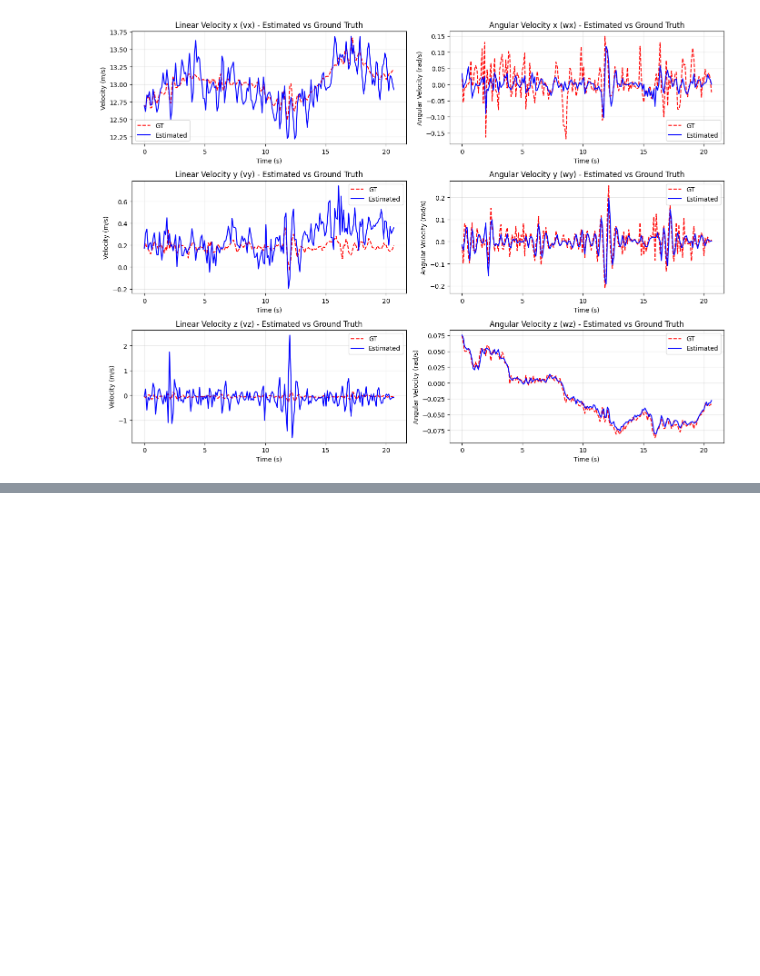
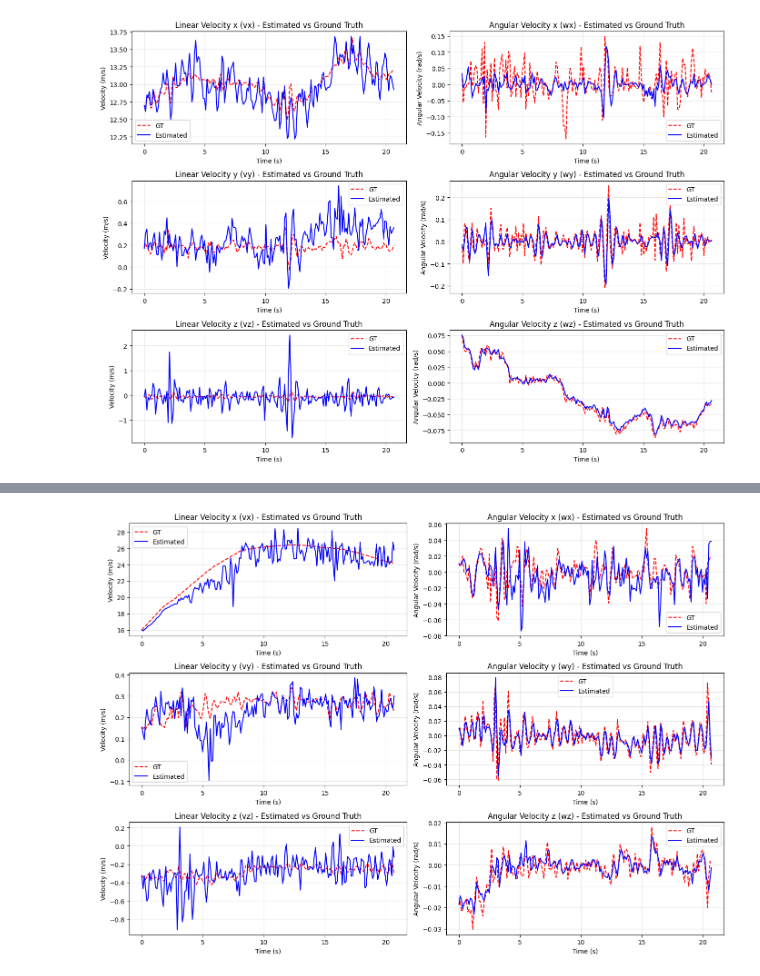
Before and after one commit to EngineerXL/master-diploma, a Jupyter notebook: notebooks/locviewers/big-20-sec_icp.ipynb, the cells around one changed output, grey strips where cells are left out. Cells and saved outputs as stored; diff of their text form; code cells hidden in the pictures; blank space fills up the shorter version.

```diff
--- a/notebooks/locviewers/big-20-sec_icp.ipynb
+++ b/notebooks/locviewers/big-20-sec_icp.ipynb
@@ -31,0 +53,5 @@ plt.show()
+# %%
+fig = postproc.plot_velocities(ride_segment_id=81)
+plt.show()
+# %% [output]
+[figure, added]
```
Also changed, not shown: parts of 7 cells of this notebook, 3 other files.
